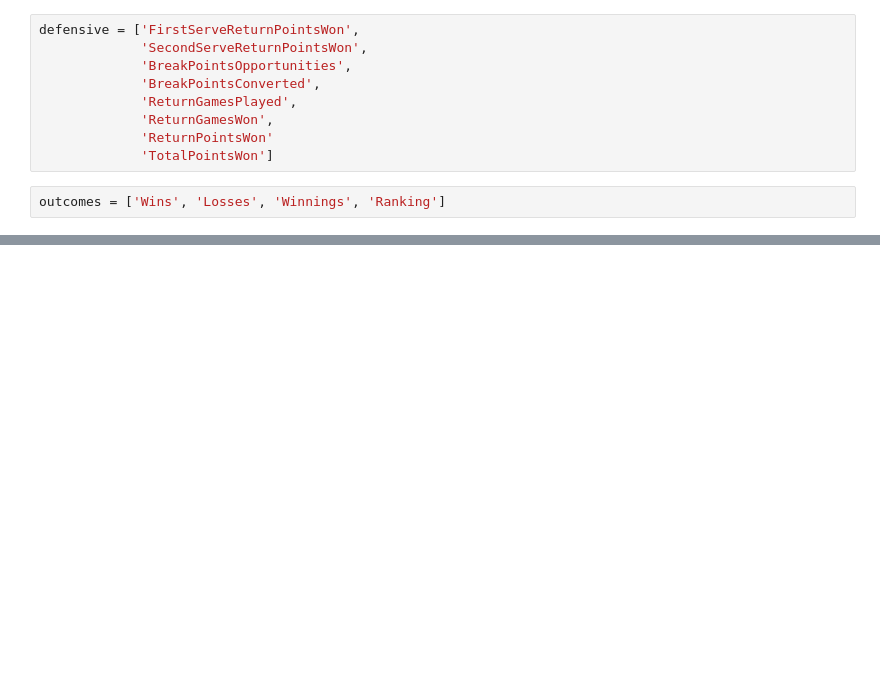
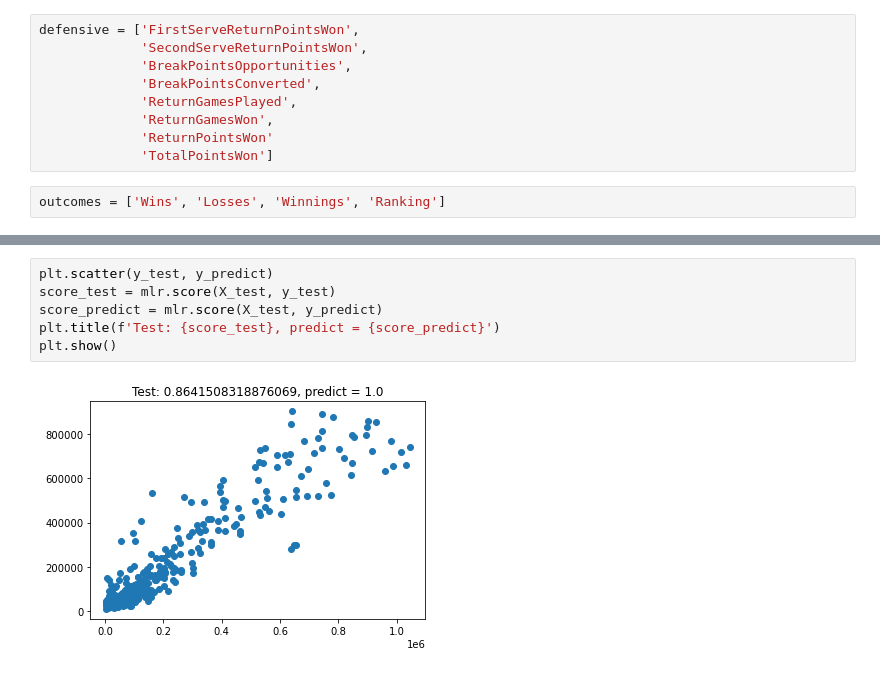
Before and after one commit to mplockhart/codecademy_projects, a Jupyter notebook: tennis_ace_starting/tennis_ace.ipynb, the cells around one changed output, grey strips where cells are left out. Drawn from its saved outputs; the diff is of its cells as text; blank space fills up the shorter version.

```diff
--- a/tennis_ace_starting/tennis_ace.ipynb
+++ b/tennis_ace_starting/tennis_ace.ipynb
@@ -191,0 +250,8 @@ for
+# %%
+plt.scatter(y_test, y_predict)
+score_test = mlr.score(X_test, y_test)
+score_predict = mlr.score(X_test, y_predict)
+plt.title(f'Test: {score_test}, predict = {score_predict}')
+plt.show()
+# %% [output]
+[figure, added]
```
Also changed, not shown: parts of 6 cells of this notebook.
